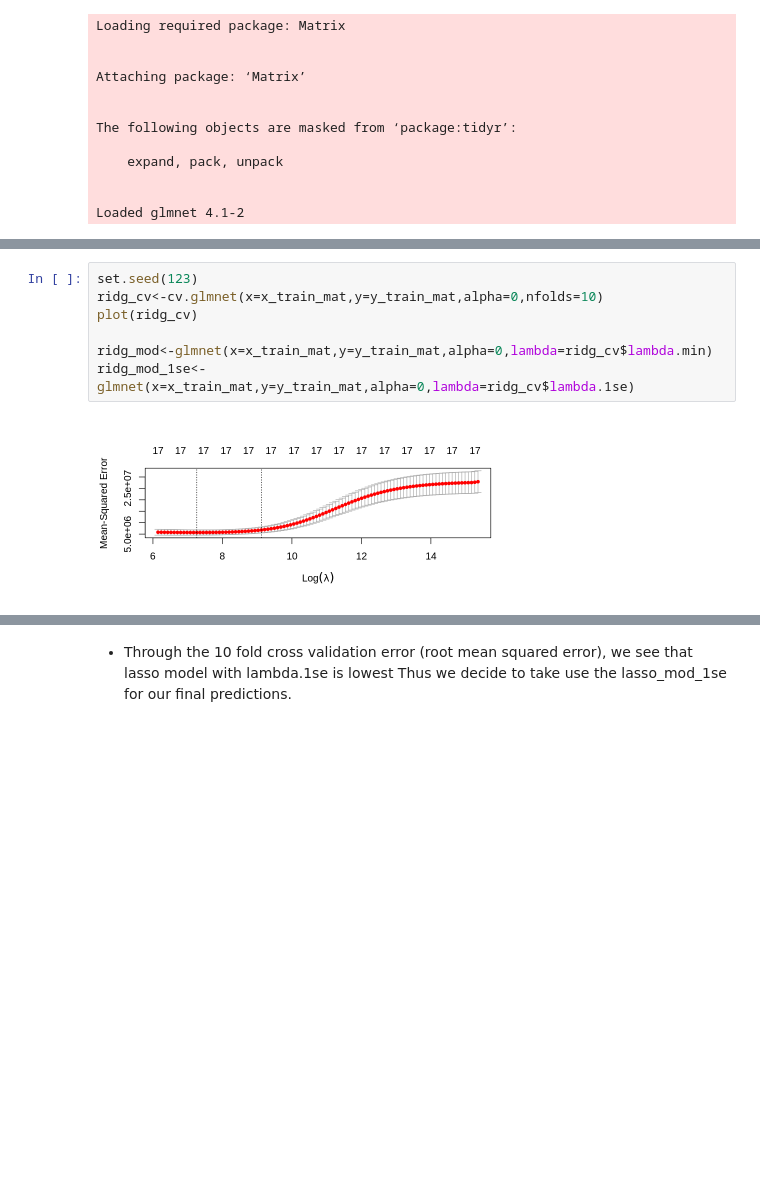
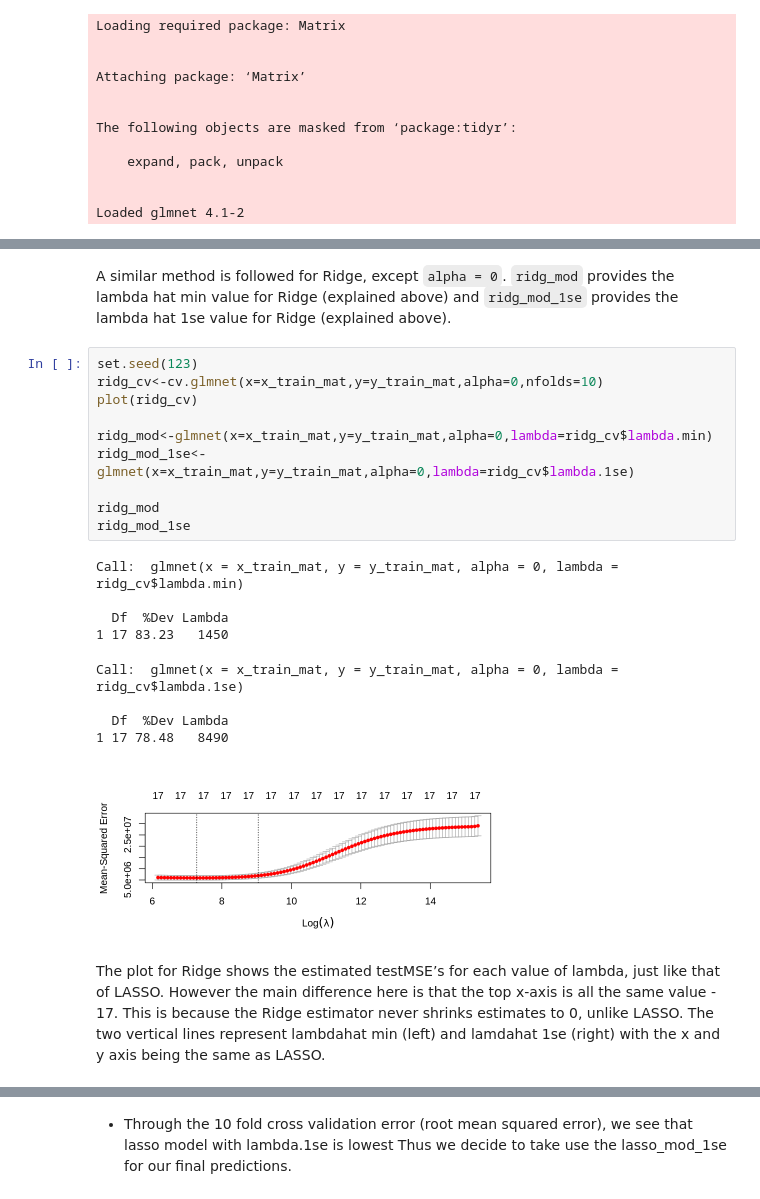
Before and after one commit to NingWang0123/stat301_group_project, a Jupyter notebook: stat301_proposal.ipynb, the cells around one changed output, grey strips where cells are left out. Saved outputs shown, nothing was run; the diff lists cells and outputs as text; blank space fills up the shorter version.

Commit message:
Added Paige's methods

```diff
--- a/stat301_proposal.ipynb
+++ b/stat301_proposal.ipynb
@@ -404,9 +432,25 @@ lasso_mod_1se<-glmnet(x=x_train_mat,y=y_train_mat,alpha=1,lambda=lasso_cv$lambda
+# %% [markdown]
+A similar method is followed for Ridge, except `alpha = 0`.
+`ridg_mod` provides the lambda hat min value for Ridge (explained above) and `ridg_mod_1se` provides the lambda hat 1se value for Ridge (explained above).
 # %%
 set.seed(123)
 ridg_cv<-cv.glmnet(x=x_train_mat,y=y_train_mat,alpha=0,nfolds=10)
 plot(ridg_cv)
 
 ridg_mod<-glmnet(x=x_train_mat,y=y_train_mat,alpha=0,lambda=ridg_cv$lambda.min)
 ridg_mod_1se<-glmnet(x=x_train_mat,y=y_train_mat,alpha=0,lambda=ridg_cv$lambda.1se)
+
+ridg_mod
+ridg_mod_1se
 # %% [output]
+Call:  glmnet(x = x_train_mat, y = y_train_mat, alpha = 0, lambda = ridg_cv$lambda.min)
+
+  Df  %Dev Lambda
+1 17 83.23   1450
+Call:  glmnet(x = x_train_mat, y = y_train_mat, alpha = 0, lambda = ridg_cv$lambda.1se)
+
+  Df  %Dev Lambda
+1 17 78.48   8490
-[figure, old version]
+[figure, new version]
+# %% [markdown]
+The plot for Ridge shows the estimated testMSE’s for each value of lambda, just like that of LASSO. However the main difference here is that the top x-axis is all the same value - 17. This is because the Ridge estimator never shrinks estimates to 0, unlike LASSO. The two vertical lines represent lambdahat min (left) and lamdahat 1se (right) with the x and y axis being the same as LASSO.
```
Also changed, not shown: parts of 16 cells of this notebook.
